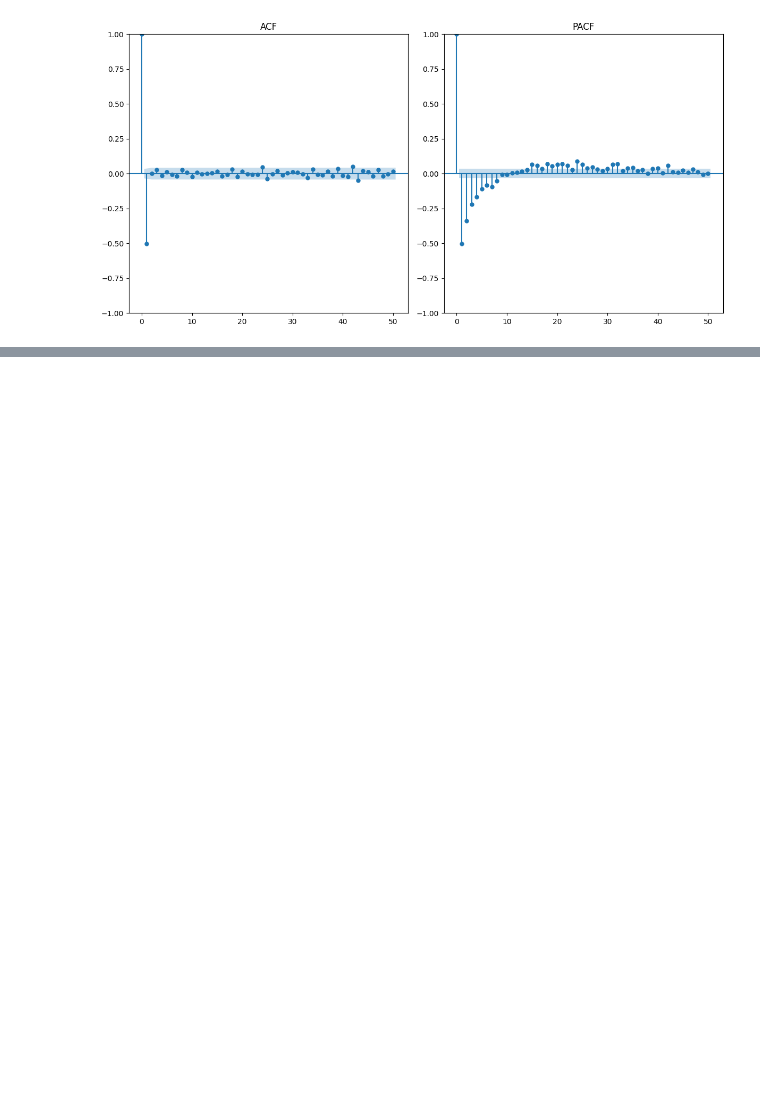
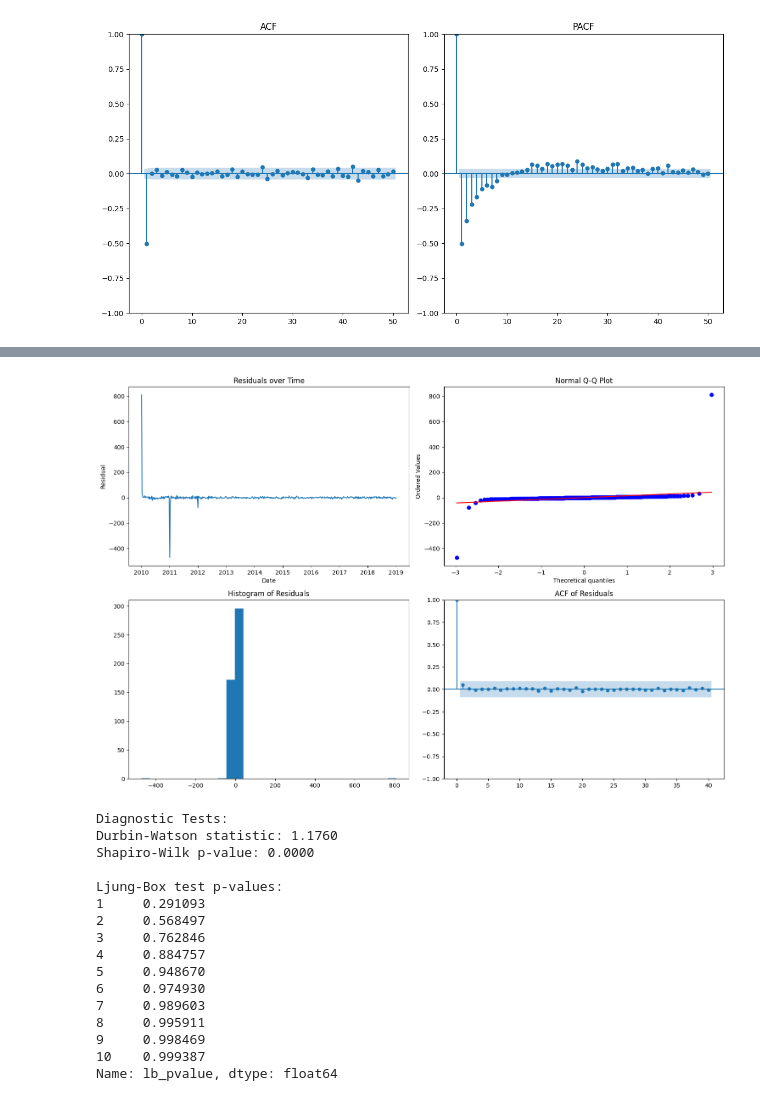
Before and after one commit to kopistas/3-predictable-analytics, a Jupyter notebook: lab1/notebook1.ipynb, the cells around one changed output, grey strips where cells are left out. Drawn from its saved outputs; the diff is of its cells as text; code cells hidden in the pictures; blank space fills up the shorter version.

```diff
--- a/lab1/notebook1.ipynb
+++ b/lab1/notebook1.ipynb
@@ -225,0 +339,57 @@ print(sarima_result.summary())
+# %%
+# Получаем остатки модели
+residuals = results.resid
+
+# 1. Визуальный анализ распределения остатков
+fig, axes = plt.subplots(2, 2, figsize=(15, 10))
+
+axes[0,0].plot(residuals)
+axes[0,0].set_title('Residuals over Time')
+axes[0,0].set_xlabel('Date')
+axes[0,0].set_ylabel('Residual')
+
+import scipy.stats as stats
+stats.probplot(residuals, dist="norm", plot=axes[0,1])
+axes[0,1].set_title('Normal Q-Q Plot')
+
+axes[1,0].hist(residuals, bins=30)
+axes[1,0].set_title('Histogram of Residuals')
+
+from statsmodels.graphics.tsaplots import plot_acf
+plot_acf(residuals, lags=40, ax=axes[1,1])
+axes[1,1].set_title('ACF of Residuals')
+
+plt.tight_layout()
+plt.show()
+
+from statsmodels.stats.stattools import durbin_watson
+dw_stat = durbin_watson(residuals)
+
+from statsmodels.stats.diagnostic import acorr_ljungbox
+lb_test = acorr_ljungbox(residuals, lags=10)
+
+_, shapiro_p = stats.shapiro(residuals)
+
+print("\nDiagnostic Tests:")
+print(f"Durbin-Watson statistic: {dw_stat:.4f}")
+print(f"Shapiro-Wilk p-value: {shapiro_p:.4f}")
+print("\nLjung-Box test p-values:")
+print(lb_test['lb_pvalue'])
+# %% [output]
+[figure, added]
+Diagnostic Tests:
+Durbin-Watson statistic: 1.1760
+Shapiro-Wilk p-value: 0.0000
+
+Ljung-Box test p-values:
+1     0.291093
+2     0.568497
+3     0.762846
+4     0.884757
+5     0.948670
+6     0.974930
+7     0.989603
+8     0.995911
+9     0.998469
+10    0.999387
+Name: lb_pvalue, dtype: float64
```
Also changed, not shown: parts of 4 cells of this notebook.
